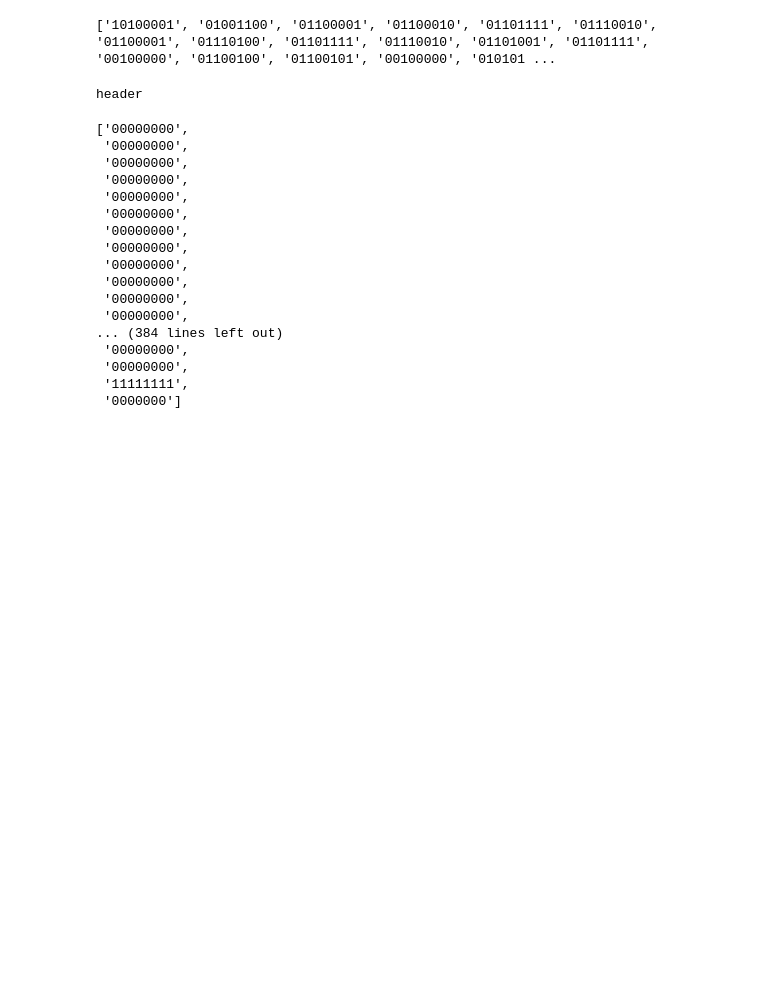
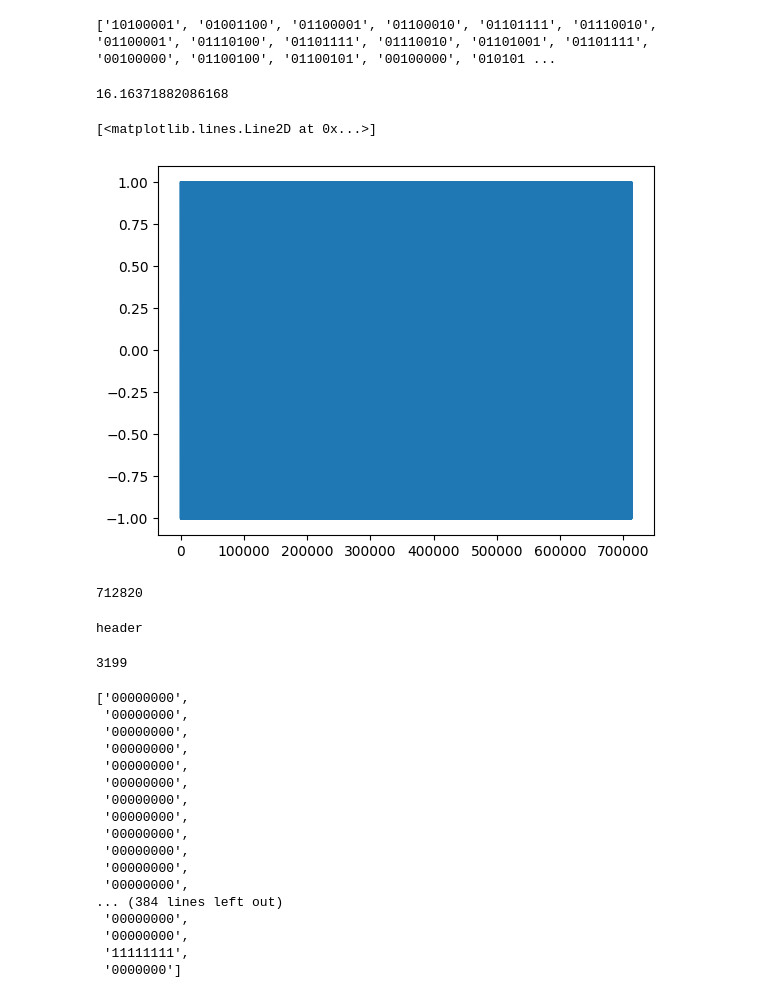
Before and after one commit to FranciscoSotoU/Proyecto-TICs, a Jupyter notebook: praondo.ipynb, the cells around one changed output. Saved outputs shown, nothing was run; the diff lists cells and outputs as text; code cells hidden in the pictures; blank space fills up the shorter version.

```diff
--- a/praondo.ipynb
+++ b/praondo.ipynb
@@ -158,11 +158,28 @@ sender.playText(audio)
 # plt.show()
 
 # # Demodulate signal
+# %%
+len(audio)/44100
+# %% [output]
+16.16371882086168
+# %%
+plt.plot(audio)
+# %% [output]
+[<matplotlib.lines.Line2D at 0x...>]
+[figure, added]
+# %%
+len(audio)
+# %% [output]
+712820
 # %%
 receiver = Receiver(600, 800)
 bits = receiver.demodulateImage(audio)
 # %% [output]
 header
+# %%
+len(bits)
+# %% [output]
+3199
 # %%
 # Supongamos que 'lista' es tu lista original de 1s y 0s
 lista_str = [''.join(map(str, bits[i:i+8])) for i in range(0, len(bits), 8)]
```
Also changed, not shown: 2 other files.
